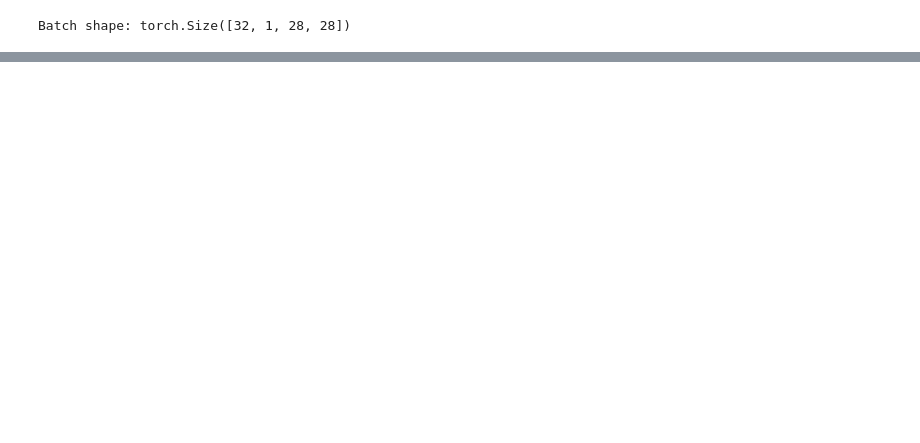
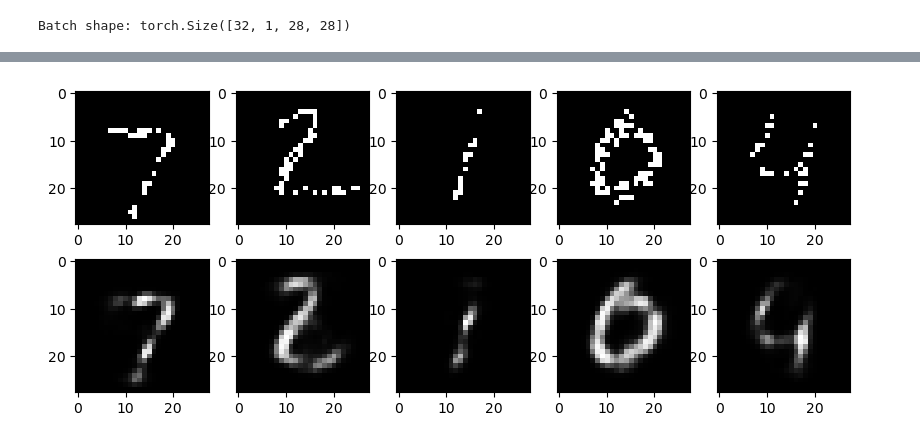
Before and after one commit to simontonner/neural-quantum-tomo, a Jupyter notebook: warm_up/rbm_vanilla/rbm_mnist.ipynb, the cells around one changed output, grey strips where cells are left out. Saved outputs shown, nothing was run; the diff lists cells and outputs as text; code cells hidden in the pictures; blank space fills up the shorter version.

```diff
--- a/warm_up/rbm_vanilla/rbm_mnist.ipynb
+++ b/warm_up/rbm_vanilla/rbm_mnist.ipynb
@@ -157,0 +263,34 @@ plt.show()
+# %%
+# reconstruct from randomly masked inputs
+
+def reconstruct_from_masked(model, data_loader, num=5):
+    model.eval()  # Set model to evaluation mode
+    with torch.no_grad():
+        for images, _ in data_loader:
+            images = images.view(-1, visible_dim)
+            images = (images > 0.5).float()  # Binarize
+
+            # Mask random pixels
+            mask = torch.bernoulli(torch.full_like(images, 0.5))
+            masked_images = images * mask
+
+            # Reconstruct
+            h_probs, _ = model.sample_hidden(masked_images)
+            v_probs, _ = model.sample_visible(h_probs)
+
+            # Plot
+            plt.figure(figsize=(10, 4))
+            for i in range(num):
+                # Original
+                ax = plt.subplot(2, num, i+1)
+                plt.imshow(masked_images[i].reshape(28, 28), cmap='gray')
+
+                # Reconstructed
+                ax = plt.subplot(2, num, num+i+1)
+                plt.imshow(v_probs[i].reshape(28, 28), cmap='gray')
+            plt.show()
+            break
+
+reconstruct_from_masked(rbm, test_loader)
+# %% [output]
+[figure, added]
```
Also changed, not shown: parts of 7 cells of this notebook, 3 other files.
